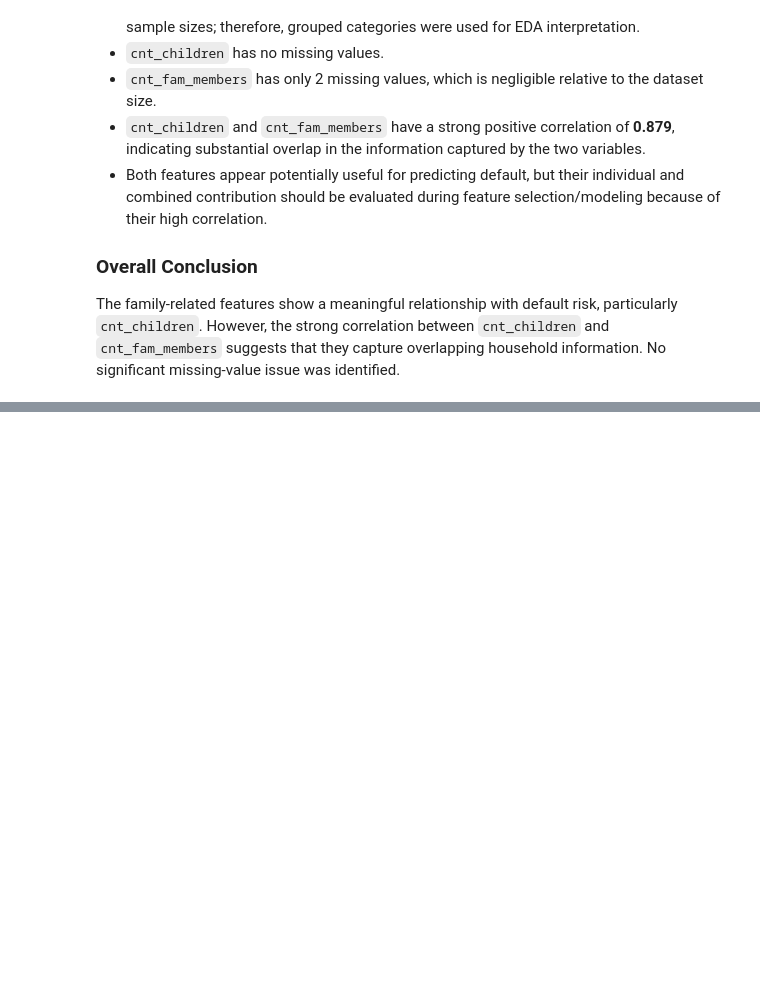
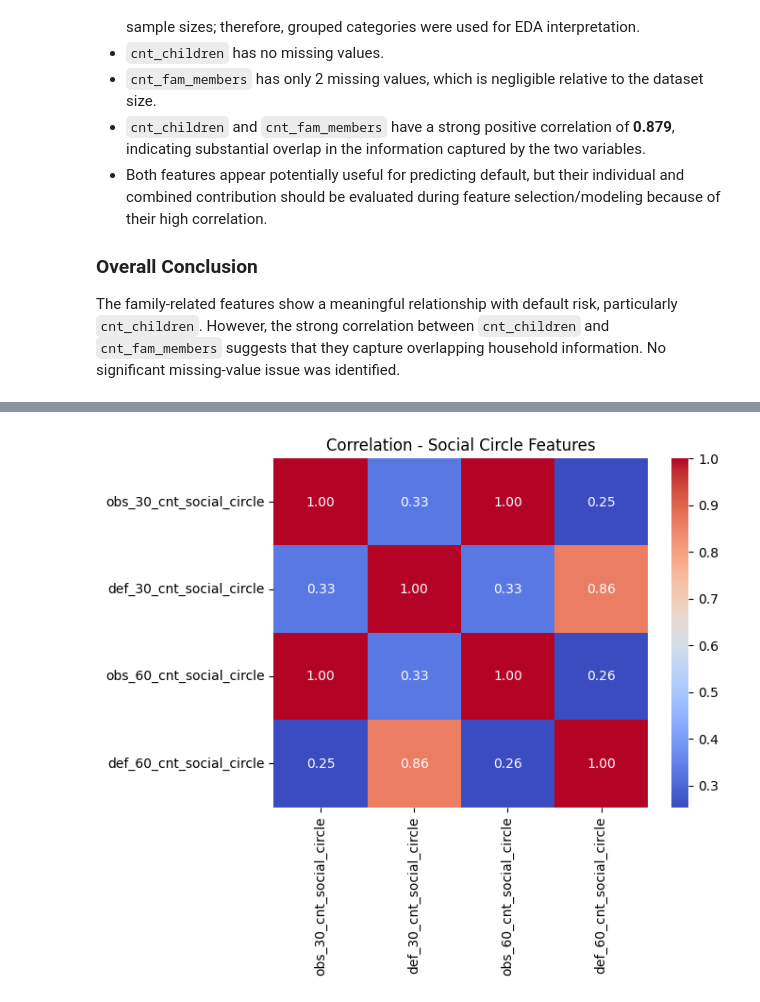
Before and after one commit to Roxy099/data_science_project, a Jupyter notebook: notebooks/baseline_model.ipynb, the cells around one changed output, grey strips where cells are left out. Cells and saved outputs as stored; diff of their text form; code cells hidden in the pictures; blank space fills up the shorter version.

Commit message:
done eda of social and external source group

```diff
--- a/notebooks/baseline_model.ipynb
+++ b/notebooks/baseline_model.ipynb
@@ -2826,0 +3073,5 @@ The family-related features show a meaningful relationship with default risk, pa
+# %%
+application_df['def_30_group']=pd.cut(application_df['def_30_cnt_social_circle'],
+                                      bins=[-1,0,1,2,float('inf')],
+                                      labels=['0','1','2','2 and above'])
+application_df['def_30_group'].head()
@@ -2826,0 +3095,5 @@ The family-related features show a meaningful relationship with default risk, pa
+# %%
+application_df['def_60_group']=pd.cut(application_df['def_60_cnt_social_circle'],
+                                      bins=[-1,0,float('inf')],
+                                      labels=['0','above 0'])
+application_df['def_60_group'].head()
@@ -2826,0 +3115,5 @@ The family-related features show a meaningful relationship with default risk, pa
+# %%
+application_df['obs_30_group']=pd.cut(application_df['obs_30_cnt_social_circle'],
+                                      bins=[-1,0,1,2,float('inf')],
+                                      labels=['0','1','2','2 and above'])
+application_df['obs_30_group'].head()
@@ -2826,0 +3137,5 @@ The family-related features show a meaningful relationship with default risk, pa
+# %%
+application_df['obs_60_group']=pd.cut(application_df['obs_60_cnt_social_circle'],
+                                      bins=[-1,0,1,2,float('inf')],
+                                      labels=['0','1','2','2 and above'])
+application_df['obs_60_group'].head()
@@ -2826,0 +3167,11 @@ The family-related features show a meaningful relationship with default risk, pa
+# %%
+sns.heatmap(
+    application_df[social_features].corr(),
+    annot=True,
+    cmap='coolwarm',
+    fmt='.2f'
+)
+plt.title('Correlation - Social Circle Features')
+plt.show()
+# %% [output]
+[figure, added]
```
Also changed, not shown: parts of 46 cells of this notebook, 1 other file.
